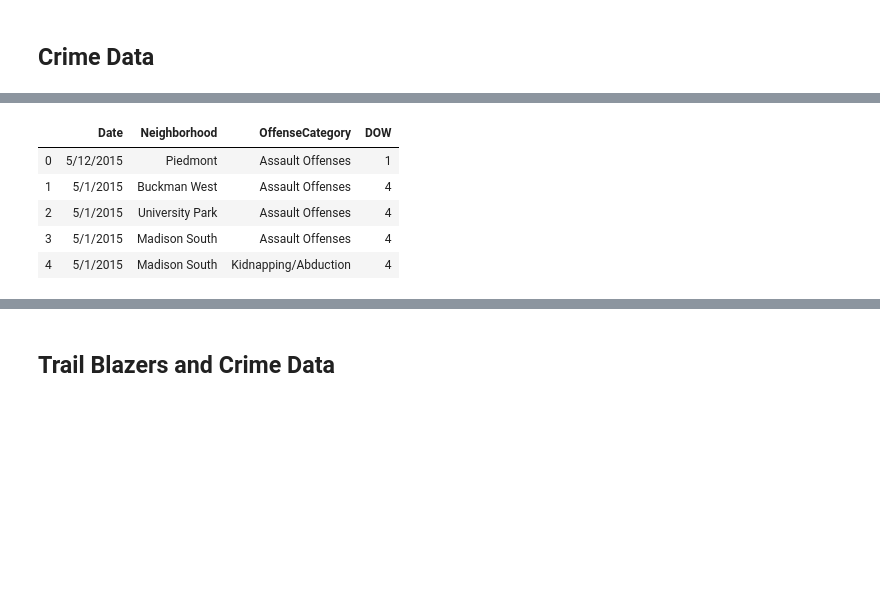
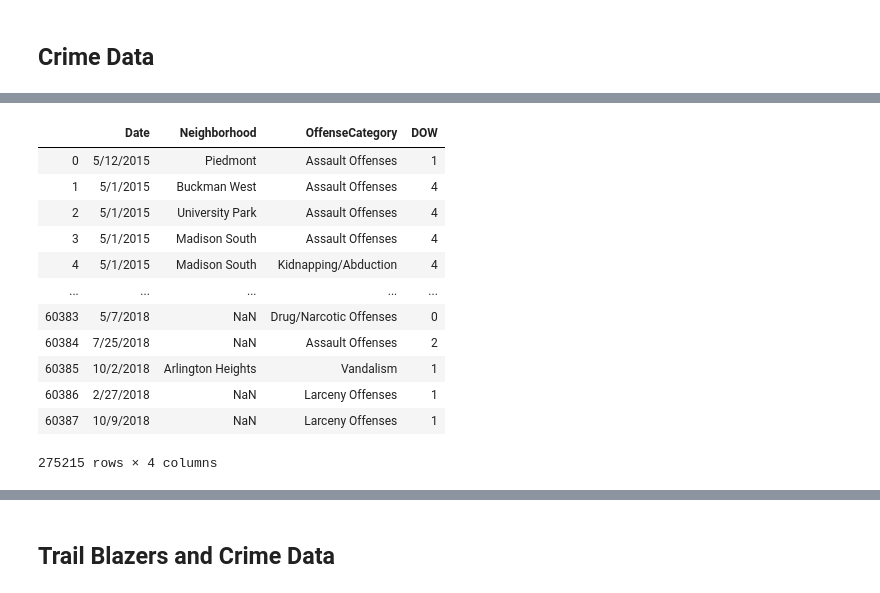
Before and after one commit to shaymusmc/Crime_TrailBlazers, a Jupyter notebook: Crime_TrailBlazers_Data.ipynb, the cells around one changed output, grey strips where cells are left out. Drawn from its saved outputs; the diff is of its cells as text; code cells hidden in the pictures; blank space fills up the shorter version.

```diff
--- a/Crime_TrailBlazers_Data.ipynb
+++ b/Crime_TrailBlazers_Data.ipynb
@@ -98,14 +72,21 @@ new_crime_df = concat_crime_df[['OccurDate','Neighborhood','OffenseCategory','DO
 # %%
 # Rename date field
 new_crime_df = new_crime_df.rename(columns={"OccurDate":"Date"})
-new_crime_df.head()
+new_crime_df
 # %% [output]
 |  | Date | Neighborhood | OffenseCategory | DOW |
 | 0 | 5/12/2015 | Piedmont | Assault Offenses | 1 |
 | 1 | 5/1/2015 | Buckman West | Assault Offenses | 4 |
 | 2 | 5/1/2015 | University Park | Assault Offenses | 4 |
 | 3 | 5/1/2015 | Madison South | Assault Offenses | 4 |
 | 4 | 5/1/2015 | Madison South | Kidnapping/Abduction | 4 |
+| ... | ... | ... | ... | ... |
+| 60383 | 5/7/2018 | NaN | Drug/Narcotic Offenses | 0 |
+| 60384 | 7/25/2018 | NaN | Assault Offenses | 2 |
+| 60385 | 10/2/2018 | Arlington Heights | Vandalism | 1 |
+| 60386 | 2/27/2018 | NaN | Larceny Offenses | 1 |
+| 60387 | 10/9/2018 | NaN | Larceny Offenses | 1 |
+275215 rows × 4 columns
 # %%
 # Filter out reports of crimes prior to 2015
 new_crime_df['Date'] = pd.to_datetime(new_crime_df['Date'])
```
Also changed, not shown: parts of 17 cells of this notebook, 5 other files.
